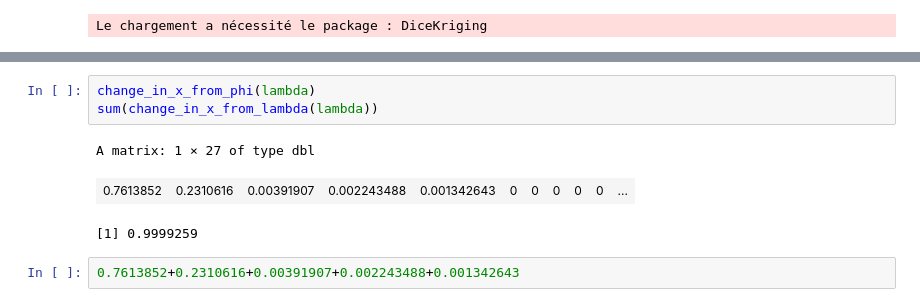
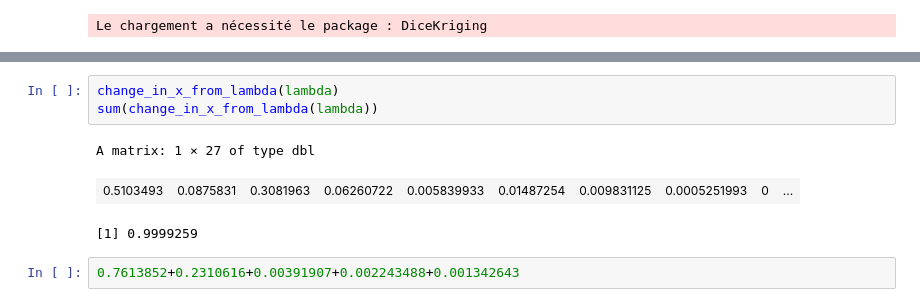
Before and after one commit to supetite/Projet-IPPON, a Jupyter notebook: TMSE lambda coordinates.ipynb, the cells around one changed output, grey strips where cells are left out. Cells and saved outputs as stored; diff of their text form.

```diff
--- a/TMSE lambda coordinates.ipynb
+++ b/TMSE lambda coordinates.ipynb
@@ -148,11 +148,11 @@ A matrix: 1 × 26 of type dbl
 | X1 | X2 | X3 | X4 | X5 | X6 | X7 | X8 | X9 | X10 | ⋯ | X17 | ... |
 | 0.5103493 | 0.1788685 | 0.7665288 | 0.6669481 | 0.1867942 | 0.5849791 | 0.9317264 | 0.7290484 | 0.2714729 | 0.0830853 | ⋯ | 0.2054092 | ... |
 # %%
-change_in_x_from_phi(lambda)
+change_in_x_from_lambda(lambda)
 sum(change_in_x_from_lambda(lambda))
 # %% [output]
 A matrix: 1 × 27 of type dbl
-| 0.7613852 | 0.2310616 | 0.00391907 | 0.002243488 | 0.001342643 | 0 | 0 | 0 | 0 | 0 | ... |
+| 0.5103493 | 0.0875831 | 0.3081963 | 0.06260722 | 0.005839933 | 0.01487254 | 0.009831125 | 0.0005251993 | 0 | ... |
 [1] 0.9999259
 # %%
 0.7613852+0.2310616+0.00391907+0.002243488+0.001342643
```
Also changed, not shown: parts of 31 cells of this notebook.
